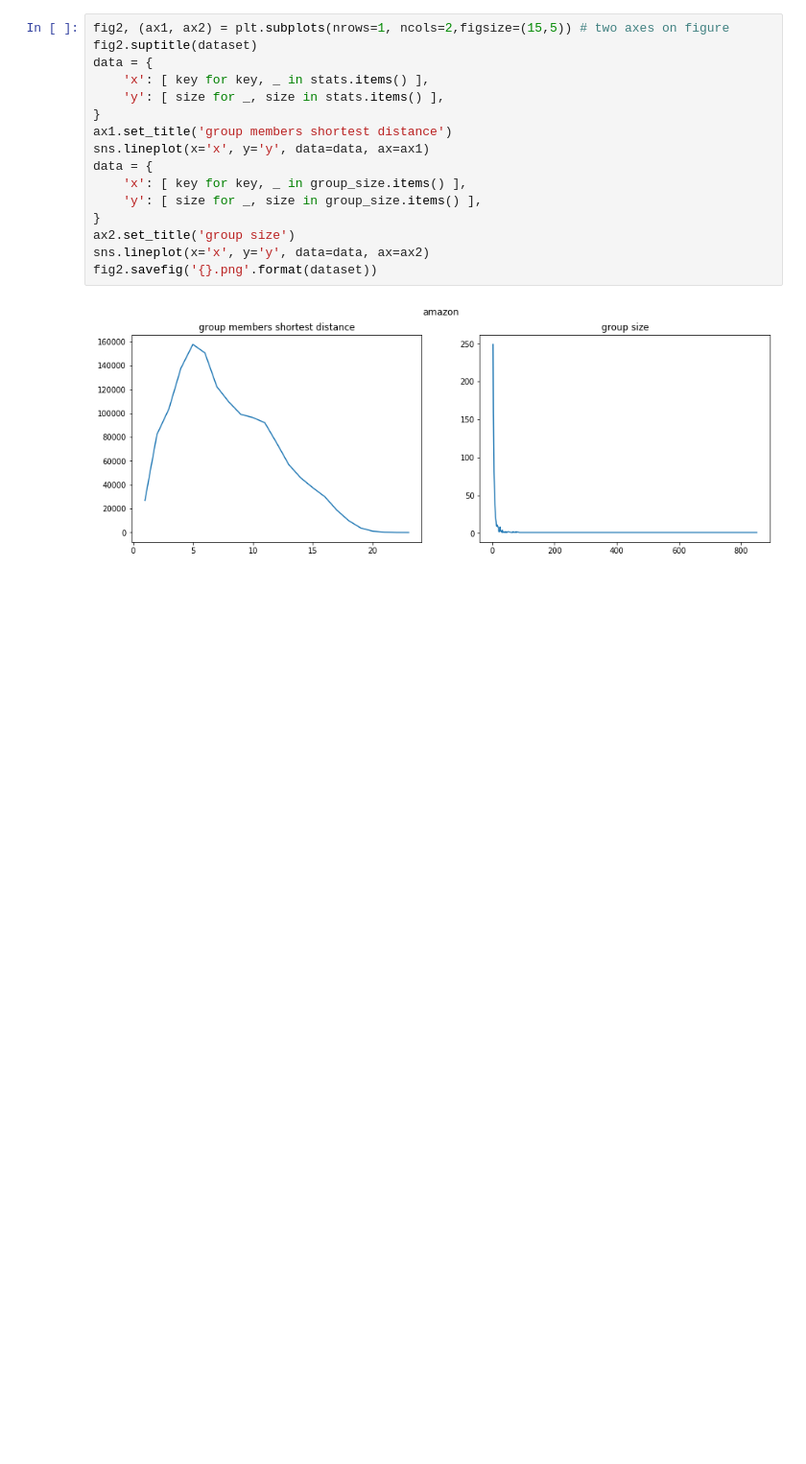
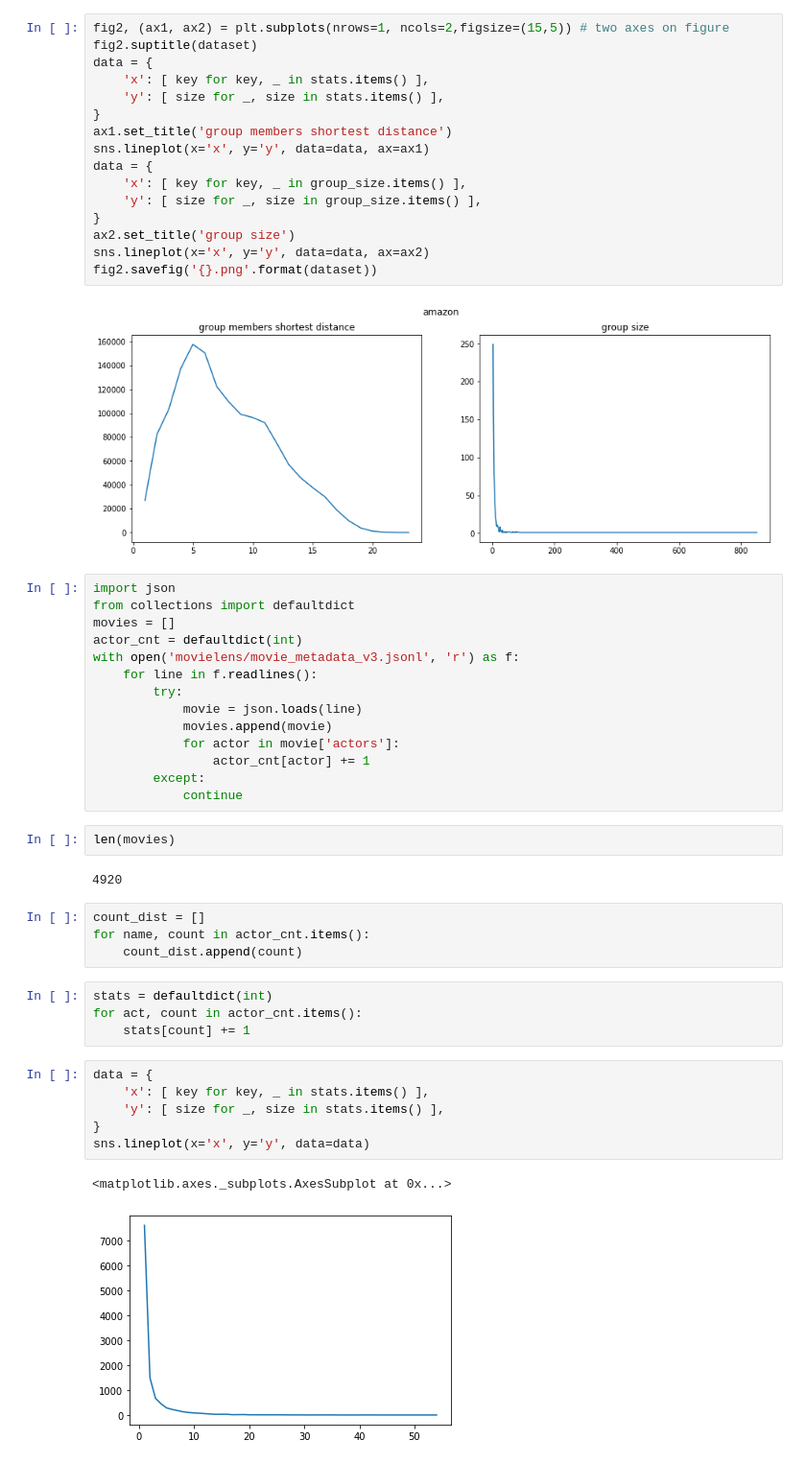
Before and after one commit to theblackcat102/who-wants-to-join, a Jupyter notebook: neighbour degree.ipynb, the cells around one changed output. Shown: that part at 96% size. Saved outputs shown, nothing was run; the diff lists cells and outputs as text; blank space fills up the shorter version.

```diff
--- a/neighbour degree.ipynb
+++ b/neighbour degree.ipynb
@@ -189,3 +190,38 @@ sns.lineplot(x='x', y='y', data=data, ax=ax2)
 fig2.savefig('{}.png'.format(dataset))
 # %% [output]
 [figure]
+# %%
+import json
+from collections import defaultdict
+movies = []
+actor_cnt = defaultdict(int)
+with open('movielens/movie_metadata_v3.jsonl', 'r') as f:
+    for line in f.readlines():
+        try:
+            movie = json.loads(line)
+            movies.append(movie)
+            for actor in movie['actors']:
+                actor_cnt[actor] += 1
+        except:
+            continue
+# %%
+len(movies)
+# %% [output]
+4920
+# %%
+count_dist = []
+for name, count in actor_cnt.items():
+    count_dist.append(count)
+# %%
+stats = defaultdict(int)
+for act, count in actor_cnt.items():
+    stats[count] += 1
+# %%
+data = {
+    'x': [ key for key, _ in stats.items() ],
+    'y': [ size for _, size in stats.items() ],
+}
+sns.lineplot(x='x', y='y', data=data)
+# %% [output]
+<matplotlib.axes._subplots.AxesSubplot at 0x...>
+[figure, added]
```
Also changed, not shown: parts of 6 cells of this notebook, 7 other files.
